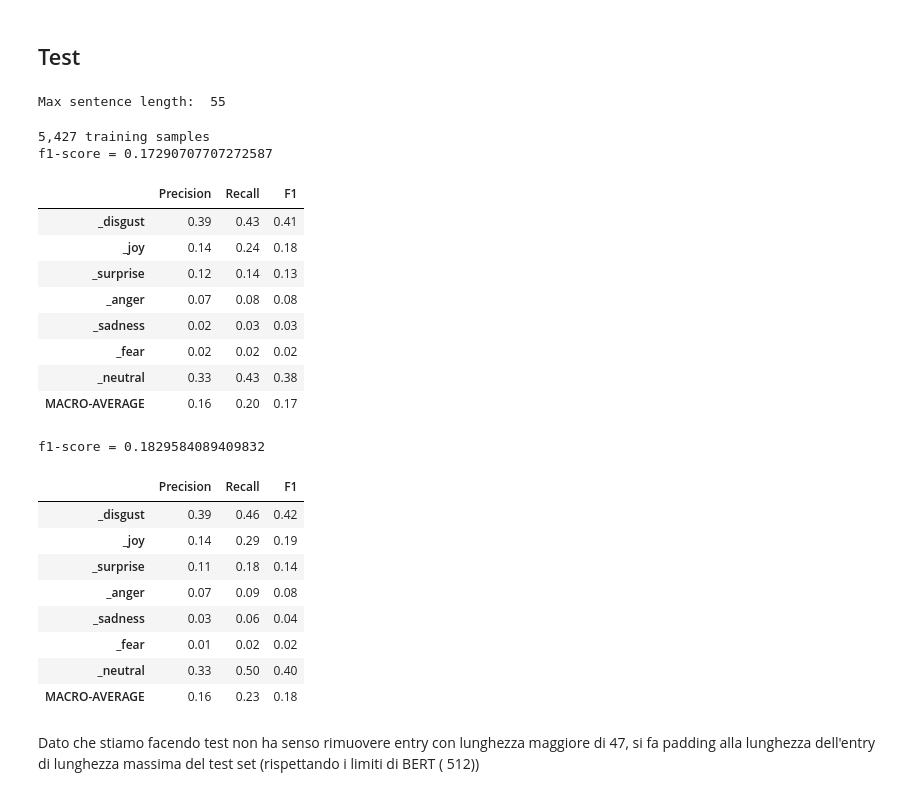
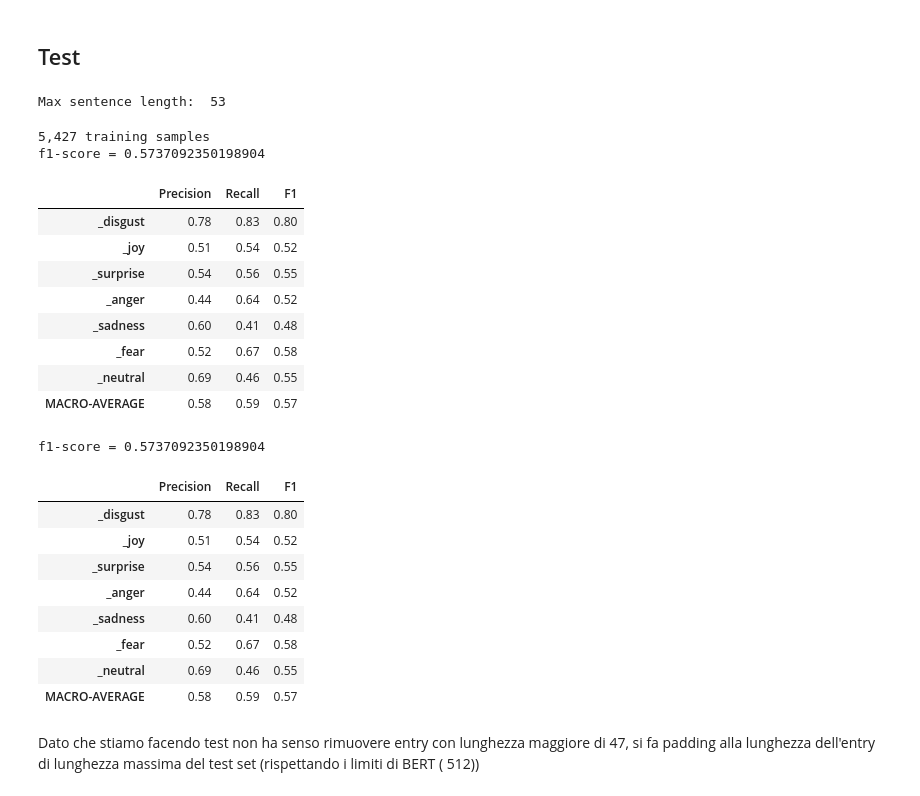
Before and after one commit to Nsivaa/HLT, a Jupyter notebook: Bert_FineTuning.ipynb, the cells around one changed output. Drawn from its saved outputs; the diff is of its cells as text; code cells hidden in the pictures.

```diff
--- a/Bert_FineTuning.ipynb
+++ b/Bert_FineTuning.ipynb
@@ -225,6 +225,7 @@ def text_preprocessing_pipeline(text):
 
 train_df['text'] = train_df['text'].apply(text_preprocessing_pipeline)
 val_df['text'] = val_df['text'].apply(text_preprocessing_pipeline)
+test_df['text'] = test_df['text'].apply(text_preprocessing_pipeline)
 
 '''
 train_df = train_df.drop(columns=['_neutral'])
@@ -279,7 +280,7 @@ print('Token IDs: ', tokenizer.convert_tokens_to_ids(tokenizer.tokenize(tr_text[
 Tokenized:  ['my', 'favorite', 'food', 'is', 'anything', 'i', 'did', 'not', 'have', 'to', 'cook', 'myself']
 Token IDs:  [2026, 5440, 2833, 2003, 2505, 1045, 2106, 2025, 2031, 2000, 5660, 2870]
 # %%
-max_len = 77
+max_len = 55
 temp=[]
 tempL =[]
 max=0
@@ -366,7 +367,7 @@ print('{:>5,} training samples'.format(len(train_dataset)))
 # here. For fine-tuning BERT on a specific task, the authors recommend a batch
 # size of 16 or 32.
 # 16 for the paper
-batch_size = 32
+batch_size = 16
 
 # Create the DataLoaders for our training and validation sets.
 # We'll take training samples in random order.
@@ -655,62 +656,63 @@ print('{:>5,} training samples'.format(len(val_dataset)))
 batch_size = 16
 
 # Create the DataLoaders for our training and validation sets.
 # We'll take training samples in random order.
 val_dataloader = DataLoader(
             val_dataset,  # The training samples.
-            sampler = RandomSampler(val_dataset), # Select batches randomly
-            batch_size = batch_size # Trains with this batch size.
+            sampler = SequentialSampler(val_dataset), # Select batches randomly
+            batch_size = batch_size,
+             shuffle=False # Trains with this batch size.
         )
 
 model.eval()
 predictions = torch.tensor([])
 predictions=predictions.to(device)
 with torch.no_grad():
     for batch in val_dataloader:
 
         b_input_ids = batch[0].to(device)
         b_input_mask = batch[1].to(device)
         output= model(b_input_ids,
                             attention_mask=b_input_mask)
         logits = output
         predictions = torch.cat((predictions,torch.tensor(output)),dim=0)
         logits = logits.detach().cpu().numpy()
 
 predictions_=predictions.cpu()
 
-newPred=np.where( predictions_>= 0.2, 1,0)
+newPred=np.where( predictions_>= 0.5, 1,0)
 print("f1-score = "+str(f1_score(val_labels,newPred,average="macro")))
 
 model_eval(val_labels,newPred,[ '_disgust', '_joy','_surprise', '_anger', '_sadness', '_fear',"_neutral"])
 # %% [output]
-Max sentence length:  55
+Max sentence length:  53
 5,427 training samples
-f1-score = 0.17290707707272587
+f1-score = 0.5737092350198904
 |  | Precision | Recall | F1 |
-| _disgust | 0.39 | 0.43 | 0.41 |
-| _joy | 0.14 | 0.24 | 0.18 |
-| _surprise | 0.12 | 0.14 | 0.13 |
-| _anger | 0.07 | 0.08 | 0.08 |
-| _sadness | 0.02 | 0.03 | 0.03 |
-| _fear | 0.02 | 0.02 | 0.02 |
-| _neutral | 0.33 | 0.43 | 0.38 |
-| MACRO-AVERAGE | 0.16 | 0.20 | 0.17 |
+| _disgust | 0.78 | 0.83 | 0.80 |
+| _joy | 0.51 | 0.54 | 0.52 |
+| _surprise | 0.54 | 0.56 | 0.55 |
+| _anger | 0.44 | 0.64 | 0.52 |
+| _sadness | 0.60 | 0.41 | 0.48 |
+| _fear | 0.52 | 0.67 | 0.58 |
+| _neutral | 0.69 | 0.46 | 0.55 |
+| MACRO-AVERAGE | 0.58 | 0.59 | 0.57 |
 # %%
-newPred=np.where( predictions_>= 0.1, 1,0)
+newPred=np.where( predictions_>= 0.5, 1,0)
 print("f1-score = "+str(f1_score(val_labels,newPred,average="macro")))
 
 model_eval(val_labels,newPred,[ '_disgust', '_joy','_surprise', '_anger', '_sadness', '_fear',"_neutral"])
 # %% [output]
-f1-score = 0.1829584089409832
+f1-score = 0.5737092350198904
 |  | Precision | Recall | F1 |
-| _disgust | 0.39 | 0.46 | 0.42 |
-| _joy | 0.14 | 0.29 | 0.19 |
-| _surprise | 0.11 | 0.18 | 0.14 |
-| _anger | 0.07 | 0.09 | 0.08 |
-| _sadness | 0.03 | 0.06 | 0.04 |
-| _fear | 0.01 | 0.02 | 0.02 |
-| _neutral | 0.33 | 0.50 | 0.40 |
-| MACRO-AVERAGE | 0.16 | 0.23 | 0.18 |
+| _disgust | 0.78 | 0.83 | 0.80 |
+| _joy | 0.51 | 0.54 | 0.52 |
+| _surprise | 0.54 | 0.56 | 0.55 |
+| _anger | 0.44 | 0.64 | 0.52 |
+| _sadness | 0.60 | 0.41 | 0.48 |
+| _fear | 0.52 | 0.67 | 0.58 |
+| _neutral | 0.69 | 0.46 | 0.55 |
+| MACRO-AVERAGE | 0.58 | 0.59 | 0.57 |
 # %% [markdown]
 Dato che stiamo facendo test non ha senso rimuovere entry con lunghezza maggiore di 47, si fa padding alla lunghezza dell'entry di lunghezza massima del test set (rispettando i limiti di BERT ( 512))
 # %%
```
Also changed, not shown: parts of 4 cells of this notebook.
